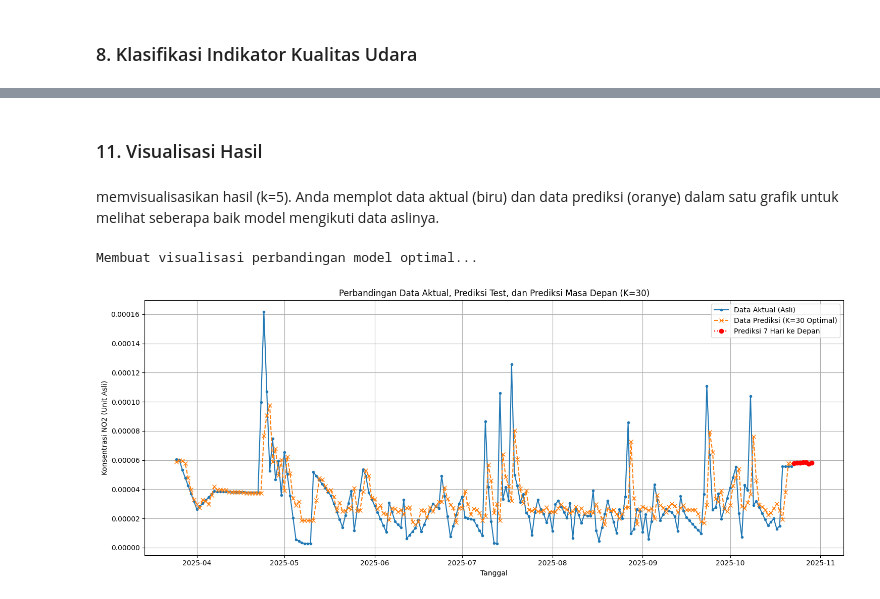
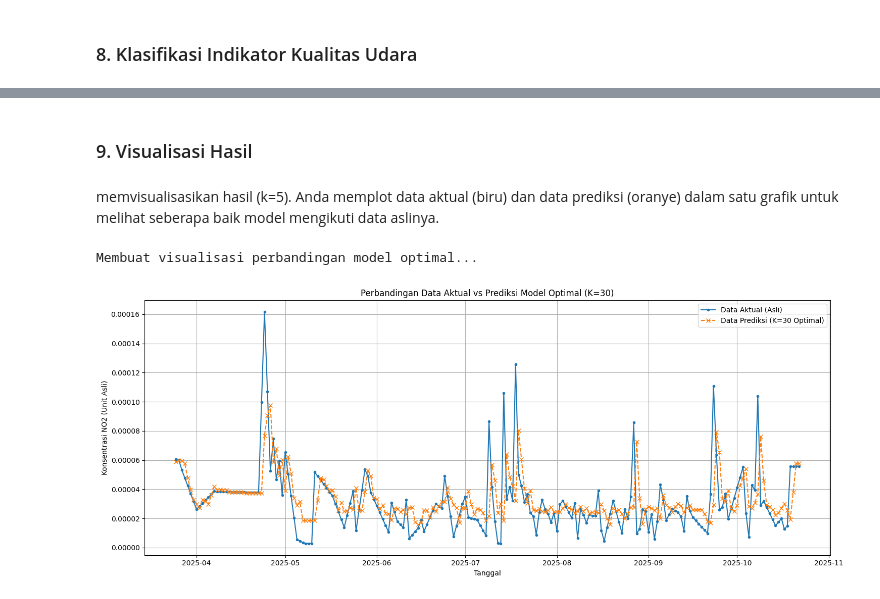
Before and after one commit to AbdiadhaSyabirin19/PSD, a Jupyter notebook: tugas/Forecasting(autoCorelation).ipynb, the cells around one changed output, grey strips where cells are left out. Drawn from its saved outputs; the diff is of its cells as text; code cells hidden in the pictures.

Commit message:
Update Revisi Forecasting AutoCorelation

```diff
--- a/tugas/Forecasting(autoCorelation).ipynb
+++ b/tugas/Forecasting(autoCorelation).ipynb
@@ -622,20 +546,18 @@ print(df_forecast)
 # %% [markdown]
-### 11. Visualisasi Hasil
+### 9. Visualisasi Hasil
 # %% [markdown]
 memvisualisasikan hasil (k=5). Anda memplot data aktual (biru) dan data prediksi (oranye) dalam satu grafik untuk melihat seberapa baik model mengikuti data aslinya.
 # %%
 print("\nMembuat visualisasi perbandingan model optimal...")
 plt.figure(figsize=(15, 6))
 plt.plot(df_results['Tanggal'], df_results['Aktual'], label='Data Aktual (Asli)', marker='.', linestyle='-')
 plt.plot(df_results['Tanggal'], df_results['Prediksi'], label=f'Data Prediksi (K={best_k} Optimal)', marker='x', linestyle='--')
-# Tambahkan plot forecast ke visualisasi
-plt.plot(df_forecast['Tanggal'], df_forecast['Prediksi_NO2'], label='Prediksi 7 Hari ke Depan', marker='o', linestyle=':', color='red')
-plt.title(f'Perbandingan Data Aktual, Prediksi Test, dan Prediksi Masa Depan (K={best_k})')
+plt.title(f'Perbandingan Data Aktual vs Prediksi Model Optimal (K={best_k})')
 plt.xlabel('Tanggal')
 plt.ylabel('Konsentrasi NO2 (Unit Asli)')
 plt.legend()
 plt.grid(True)
 plt.tight_layout()
 # %% [output]
 Membuat visualisasi perbandingan model optimal...
-[figure, old version]
+[figure, new version]
```
Also changed, not shown: parts of 6 cells of this notebook, 3 other files.
